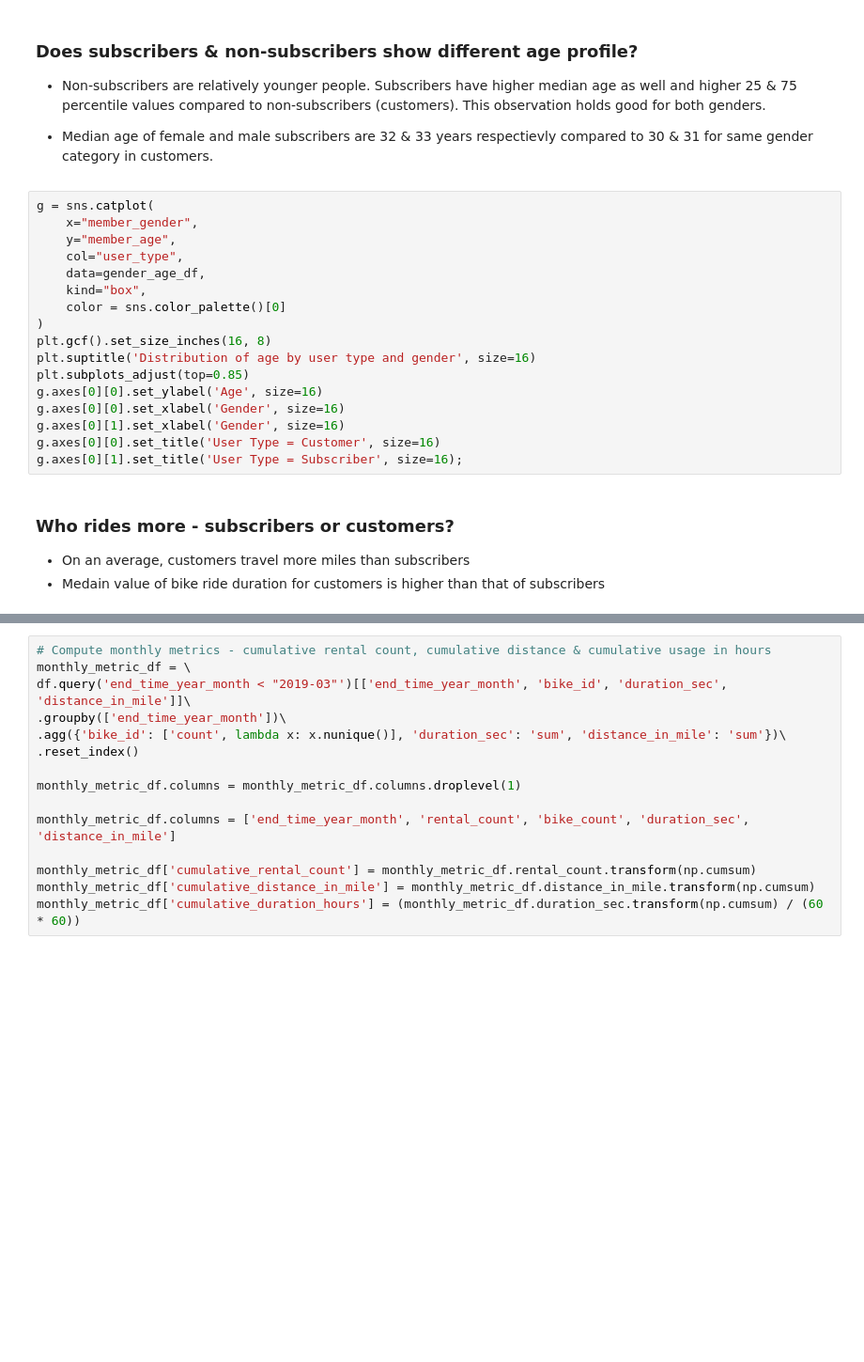
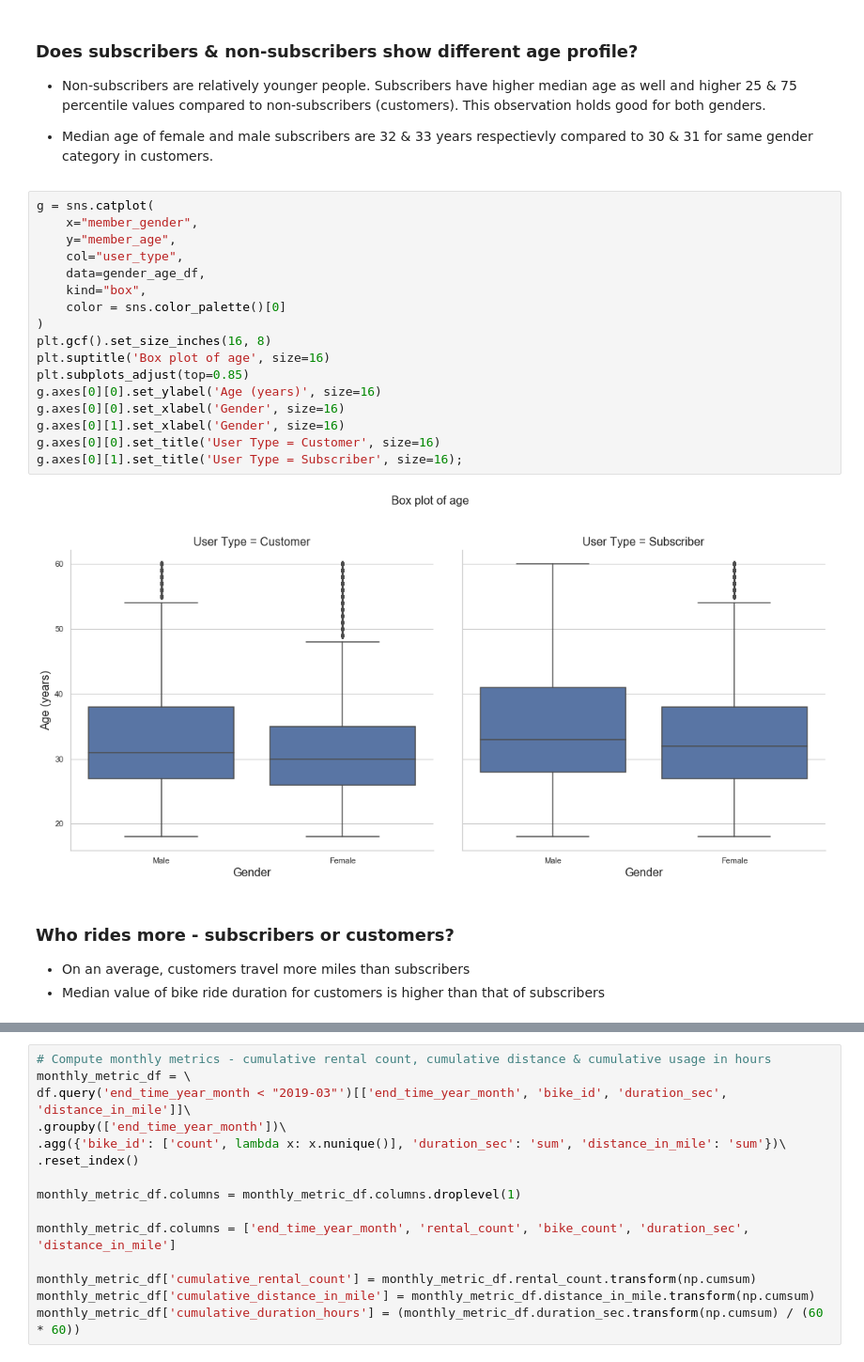
Before and after one commit to abhimita/ford-go-bike, a Jupyter notebook: Explanatory analysis (Ford Go Bike).ipynb, the cells around one changed output, grey strips where cells are left out. Shown at 94% size. Saved outputs shown, nothing was run; the diff lists cells and outputs as text; blank space fills up the shorter version.

```diff
--- a/Explanatory analysis (Ford Go Bike).ipynb
+++ b/Explanatory analysis (Ford Go Bike).ipynb
@@ -85,25 +88,27 @@ KeyError: "['member_age' 'distance_in_mile'] not in index"
 # %%
 g = sns.catplot(
     x="member_gender",
     y="member_age",
     col="user_type",
     data=gender_age_df,
     kind="box",
     color = sns.color_palette()[0]
 )
 plt.gcf().set_size_inches(16, 8)
-plt.suptitle('Distribution of age by user type and gender', size=16)
+plt.suptitle('Box plot of age', size=16)
 plt.subplots_adjust(top=0.85)
-g.axes[0][0].set_ylabel('Age', size=16)
+g.axes[0][0].set_ylabel('Age (years)', size=16)
 g.axes[0][0].set_xlabel('Gender', size=16)
 g.axes[0][1].set_xlabel('Gender', size=16)
 g.axes[0][0].set_title('User Type = Customer', size=16)
 g.axes[0][1].set_title('User Type = Subscriber', size=16);
+# %% [output]
+[figure, added]
 # %% [markdown]
 ### Who rides more - subscribers or customers?
 
 * On an average, customers travel more miles than subscribers
-* Medain value of bike ride duration for customers is higher than that of subscribers
+* Median value of bike ride duration for customers is higher than that of subscribers
 # %%
 g = sns.catplot(
     x="member_gender",
```
Also changed, not shown: parts of 42 cells of this notebook, 2 other files.
